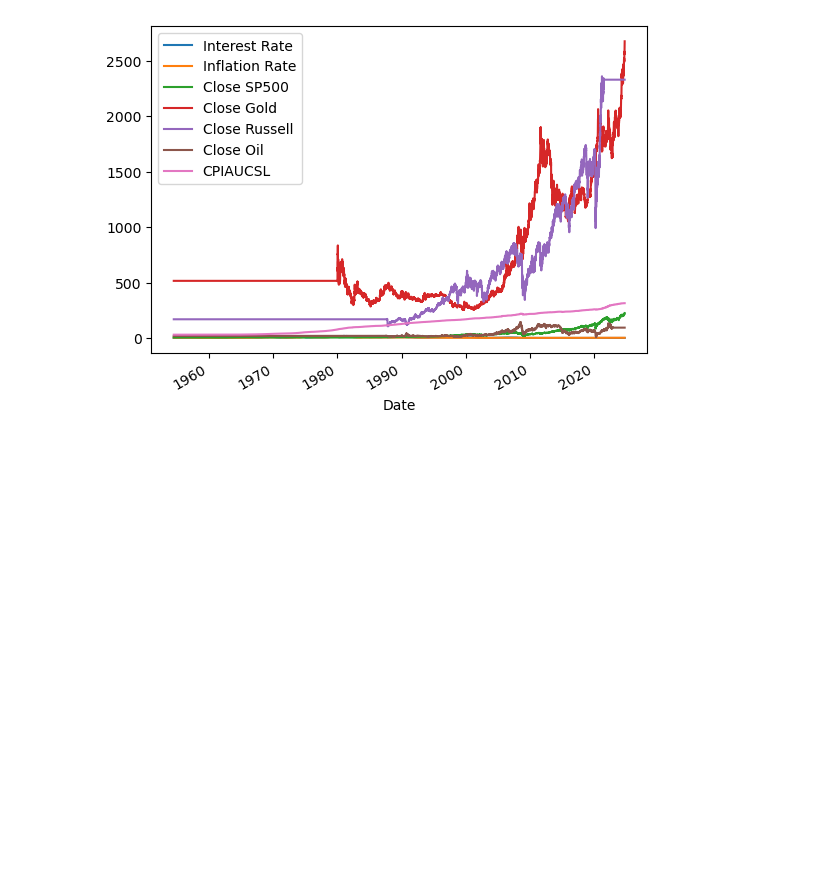
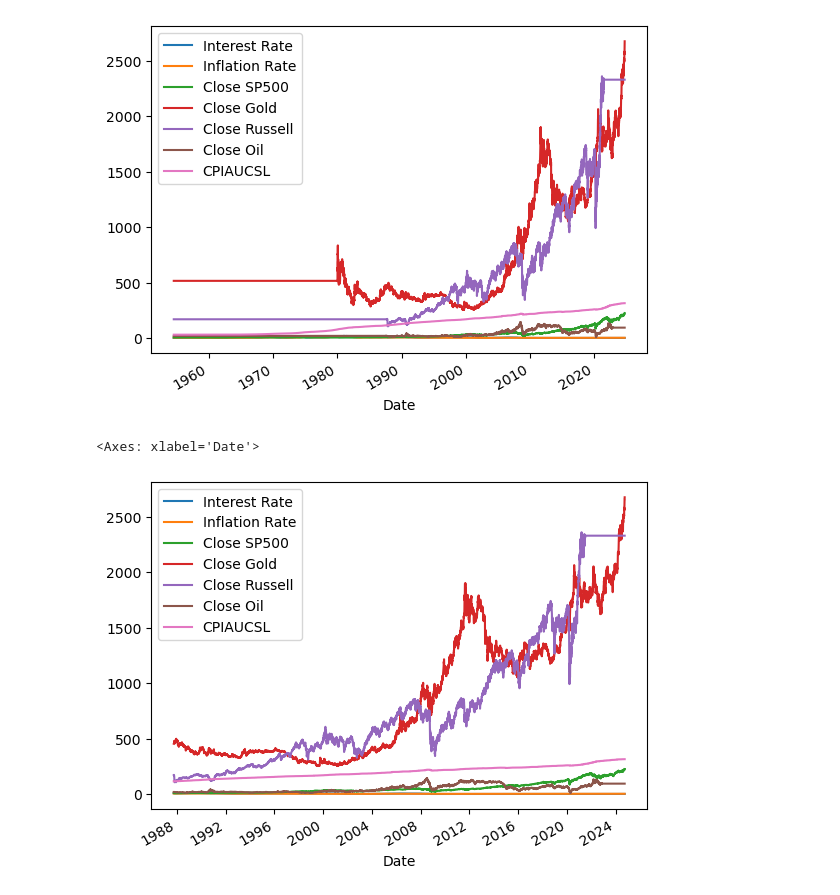
Before and after one commit to badranyoussef/bi-exam-project-stock, a Jupyter notebook: notebooks/ExamProject.ipynb, the cells around one changed output. Drawn from its saved outputs; the diff is of its cells as text; code cells hidden in the pictures; blank space fills up the shorter version.

```diff
--- a/notebooks/ExamProject.ipynb
+++ b/notebooks/ExamProject.ipynb
@@ -322,3 +349,9 @@ df_filtered_filled
 | 14421 | 0.54 | 2.2 | 83.529571 | 242.637 | 1363.180054 | 54.97 | 1158.32 | 2016-12-29 |
 | 14422 | 0.54 | 2.2 | 83.177213 | 242.637 | 1357.130005 | 54.96 | 1151.85 | 2016-12-30 |
 7724 rows × 8 columns
+# %%
+df_filtered_after1987 = df_combined[(df_combined['Date'] >= '1987-10-01')]
+# %%
+df_filtered_after1987_filled = df_filtered_after1987[['Interest Rate','Inflation Rate', 'Close SP500', 'CPIAUCSL', 'Close Russell', 'Close Oil', 'Close Gold']].ffill().bfill()
+df_filtered_after1987_filled['Date'] = df_filtered_after1987['Date']
+df_filtered_after1987_filled.info()
@@ -336,3 +396,8 @@ df_filled.plot.line(y=['Interest Rate', 'Inflation Rate', 'Close SP500', 'Close
 # %% [output]
 <Axes: xlabel='Date'>
 [figure]
+# %%
+df_filtered_after1987_filled.plot.line(y=['Interest Rate', 'Inflation Rate', 'Close SP500', 'Close Gold', 'Close Russell', 'Close Oil', 'CPIAUCSL'] , x='Date')
+# %% [output]
+<Axes: xlabel='Date'>
+[figure, added]
```
Also changed, not shown: parts of 17 cells of this notebook, 4 other files.
